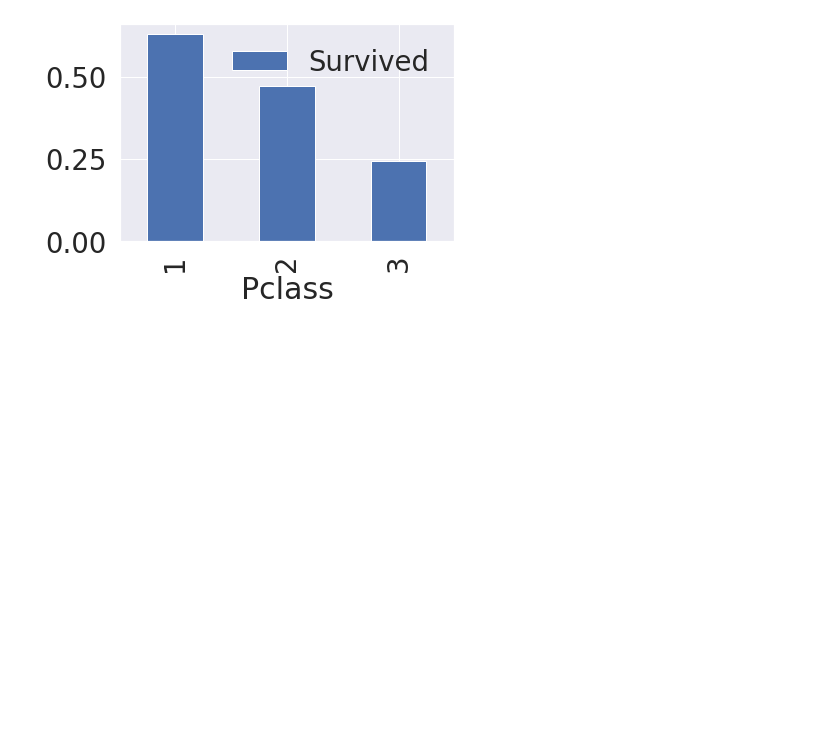
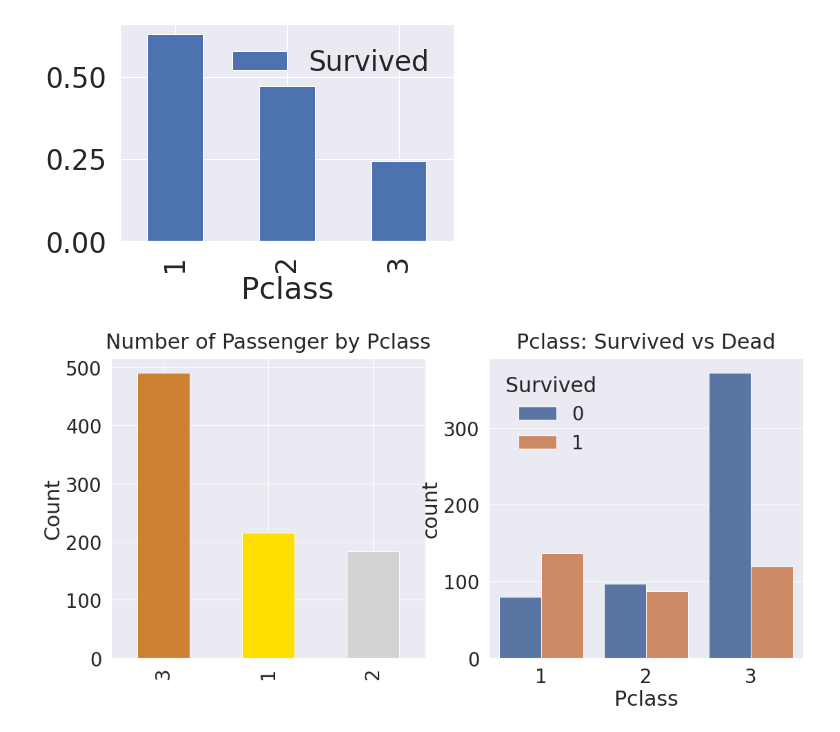
Before and after one commit to lhw414/Kaggle_study, a Jupyter notebook: 1. Tabular data/1-1. Binary classification/Titaninc: Machine Learning from Disaster/Titanic tutorial 1.ipynb, the cells around one changed output. Saved outputs shown, nothing was run; the diff lists cells and outputs as text; code cells hidden in the pictures; blank space fills up the shorter version.

```diff
--- a/1. Tabular data/1-1. Binary classification/Titaninc: Machine Learning from Disaster/Titanic tutorial 1.ipynb
+++ b/1. Tabular data/1-1. Binary classification/Titaninc: Machine Learning from Disaster/Titanic tutorial 1.ipynb
@@ -135,3 +137,14 @@ df_train[['Pclass', 'Survived']].groupby(['Pclass'], as_index=True).mean().sort_
 # %% [output]
 <AxesSubplot:xlabel='Pclass'>
 [figure]
+# %%
+y_position = 1.02
+f, ax = plt.subplots(1, 2, figsize=(18, 8))
+df_train["Pclass"].value_counts().plot.bar(color=['#CD7F32','#FFDF00','#D3D3D3'], ax=ax[0])
+ax[0].set_title("Number of Passenger by Pclass", y=y_position)
+ax[0].set_ylabel('Count')
+sns.countplot('Pclass', hue="Survived", data=df_train, ax=ax[1])
+ax[1].set_title("Pclass: Survived vs Dead", y=y_position)
+plt.show()
+# %% [output]
+[figure, added]
```
Also changed, not shown: parts of 13 cells of this notebook.
